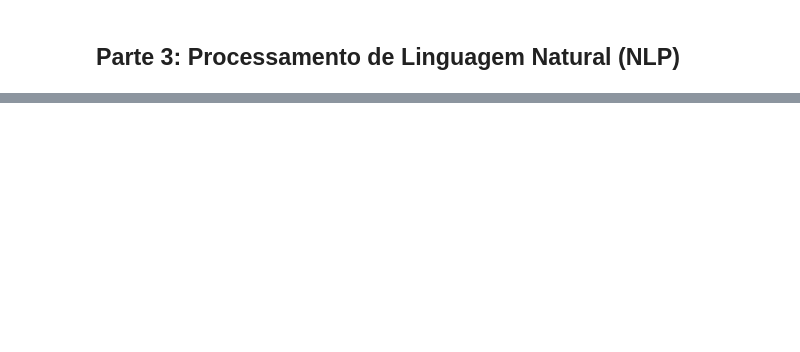
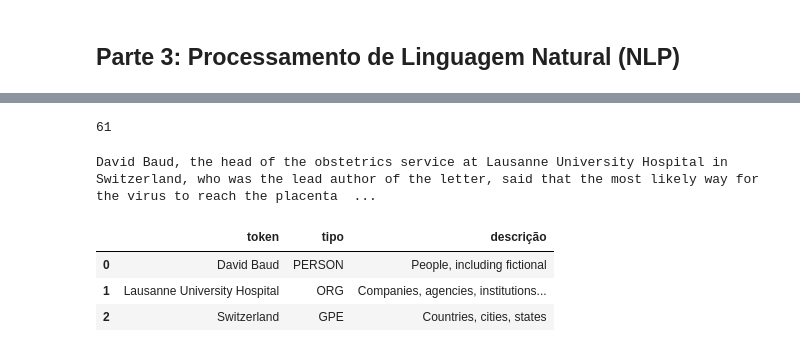
Before and after one commit to aassumpcao/oabpr_seminar, a Jupyter notebook: notebooks/exercicios.ipynb, the cells around one changed output, grey strips where cells are left out. Cells and saved outputs as stored; diff of their text form; code cells hidden in the pictures; blank space fills up the shorter version.

```diff
--- a/notebooks/exercicios.ipynb
+++ b/notebooks/exercicios.ipynb
@@ -134,0 +191,30 @@ import spacy
+# %%
+# salvar texto
+texto = baixar_reportagem()
+# %%
+# processar o texto
+doc_en = nlp_en(texto)
+# %%
+# contar o número de frases
+frases = list(doc_en.sents)
+len(frases)
+# %% [output]
+61
+# %%
+# mostrar uma frase qualquer
+frases[15]
+# %% [output]
+David Baud, the head of the obstetrics service at Lausanne University Hospital in Switzerland, who was the lead author of the letter, said that the most likely way for the virus to reach the placenta  ...
+# %%
+# definir função para investigar o conteúdo de uma frase
+def investigar_frase(frase):
+    resultado = [{'token': ent.text, 'tipo': ent.label_ , 'descrição': spacy.explain(ent.label_)} for ent in frase.ents]
+    return pd.DataFrame(resultado)
+# %%
+# testar reconhecimento do texto
+investigar_frase(frases[15])
+# %% [output]
+|  | token | tipo | descrição |
+| 0 | David Baud | PERSON | People, including fictional |
+| 1 | Lausanne University Hospital | ORG | Companies, agencies, institutions... |
+| 2 | Switzerland | GPE | Countries, cities, states |
```
Also changed, not shown: parts of 25 cells of this notebook, 29 other files.
